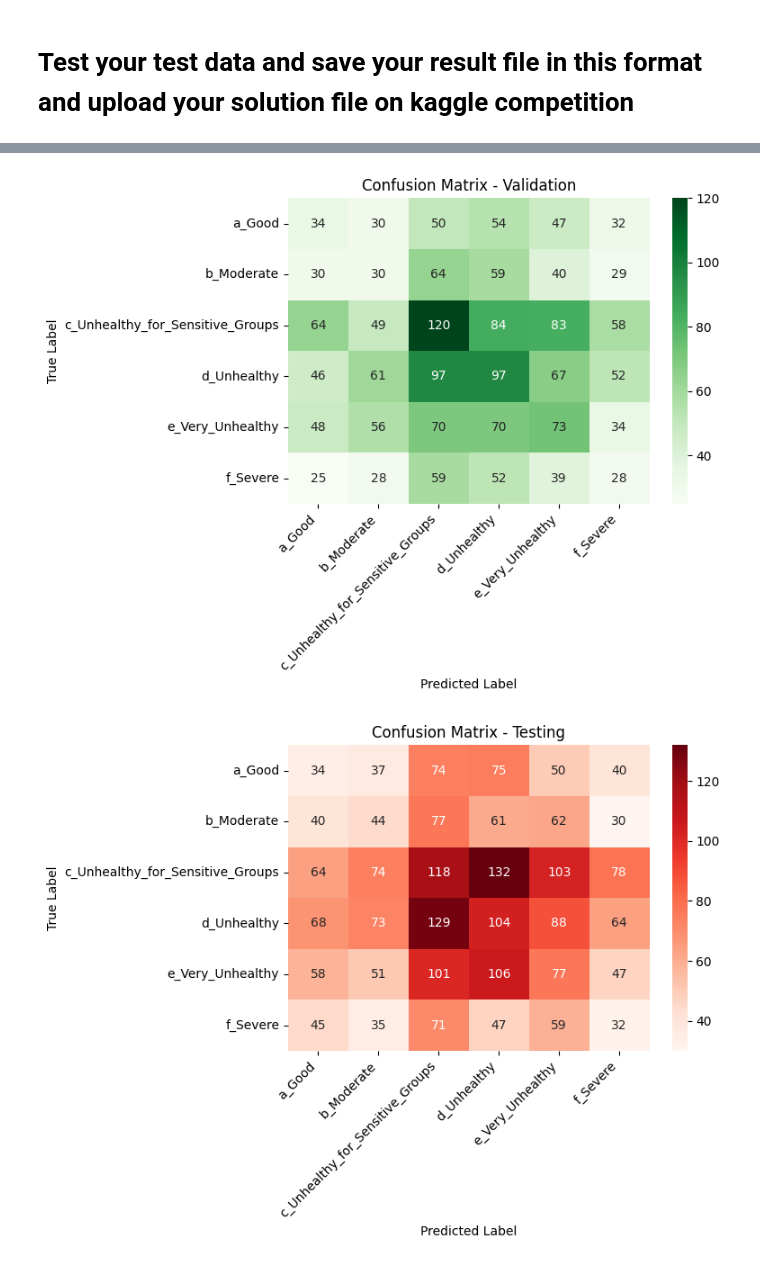
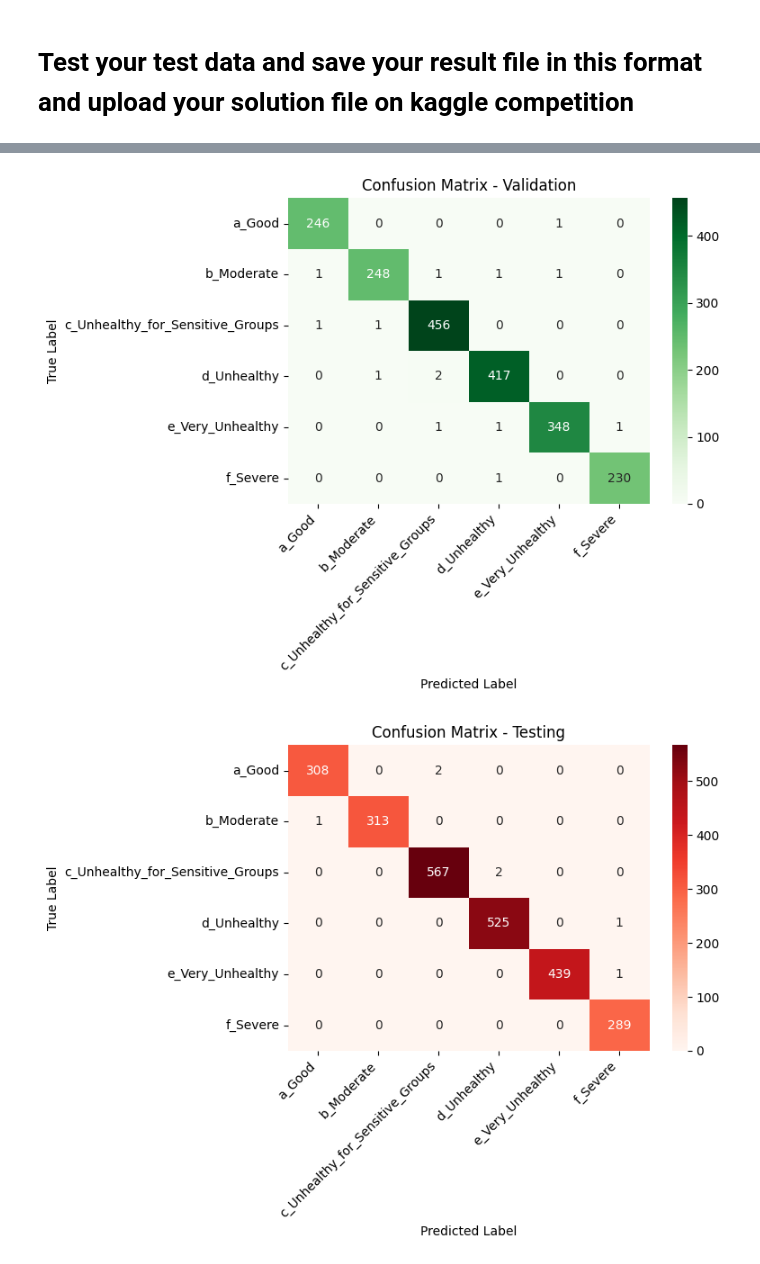
Before and after one commit to syzygy608/2025DLProgrammingFinalExam, a Jupyter notebook: main.ipynb, the cells around one changed output, grey strips where cells are left out. Cells and saved outputs as stored; diff of their text form; code cells hidden in the pictures.

```diff
--- a/main.ipynb
+++ b/main.ipynb
@@ -65,7 +70,7 @@ train_datagen = ImageDataGenerator(
 )
 
 # Configure validation and test data generators without augmentation
-val_datagen = ImageDataGenerator(preprocessing_function=normalize)
+val_test_datagen = ImageDataGenerator(preprocessing_function=normalize)
 
 # Create data generators for training, validation, and testing
 train_generator = train_datagen.flow_from_dataframe(
@@ -75,28 +80,37 @@ train_generator = train_datagen.flow_from_dataframe(
     y_col='AQI_Class',
     target_size=(224, 224),
     class_mode='categorical',
-    batch_size=32,
     shuffle=True,
+    seed=42
 )
 
+train_generator_raw = train_datagen.flow_from_dataframe(
+    train_df,
+    directory='Datasets/Images',
+    x_col='Filename',
+    y_col='AQI_Class',
+    target_size=(224, 224),
+    class_mode='categorical',
+    shuffle=False
+)
 
-val_generator = val_datagen.flow_from_dataframe(
+val_generator = val_test_datagen.flow_from_dataframe(
     val_df,
     directory='Datasets/Images',
     x_col='Filename',
     y_col='AQI_Class',
     target_size=(224, 224),
     class_mode='categorical',
-    batch_size=32
+    shuffle=False,
 )
 
-test_generator = val_datagen.flow_from_dataframe(
+test_generator = val_test_datagen.flow_from_dataframe(
     test_df,
     directory='Datasets/Images',
     x_col='Filename',
     y_col='AQI_Class',
     target_size=(224, 224),
     class_mode='categorical',
-    batch_size=32
+    shuffle=False,
 )
 # %% [output]
@@ -347,7 +379,7 @@ plt.show()
 from sklearn.metrics import mean_absolute_error, mean_squared_error, confusion_matrix
 
 # Generate predictions for the training data
-train_pred = safe_predict(model, train_generator)
+train_pred = safe_predict(model, train_generator_raw)
 train_pred = np.argmax(train_pred, axis=1)  # Convert predictions to class labels
 
 # Generate predictions for the validation data
@@ -359,8 +391,8 @@ test_pred = safe_predict(model, test_generator)
 test_pred = np.argmax(test_pred, axis=1)  # Convert predictions to class labels
 
 # Calculate overall MAE and RMSE
-train_mae = mean_absolute_error(train_generator.classes, train_pred)
-train_rmse = np.sqrt(mean_squared_error(train_generator.classes, train_pred))
+train_mae = mean_absolute_error(train_generator_raw.classes, train_pred)
+train_rmse = np.sqrt(mean_squared_error(train_generator_raw.classes, train_pred))
 
 val_mae = mean_absolute_error(val_generator.classes, val_pred)
 val_rmse = np.sqrt(mean_squared_error(val_generator.classes, val_pred))
@@ -389,7 +427,7 @@ import seaborn as sns
 import matplotlib.pyplot as plt
 
 # Calculate confusion matrices
-train_cm = confusion_matrix(train_generator.classes, train_pred)
+train_cm = confusion_matrix(train_generator_raw.classes, train_pred)
 val_cm = confusion_matrix(val_generator.classes, val_pred)
 test_cm = confusion_matrix(test_generator.classes, test_pred)
 
@@ -430,2 +468,2 @@ plt.show()
-[figure, old version]
+[figure, new version]
-[figure, old version]
+[figure, new version]
```
Also changed, not shown: parts of 10 cells of this notebook, 1 other file.
